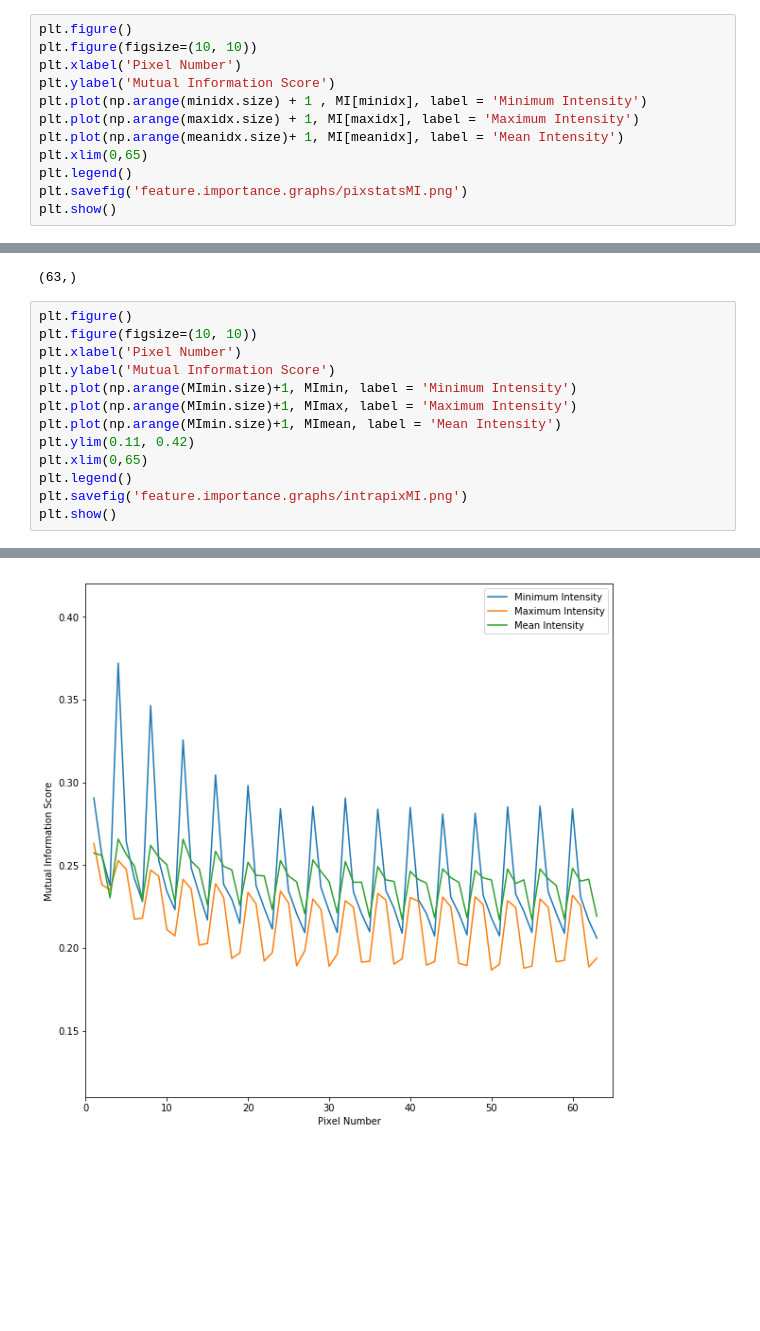
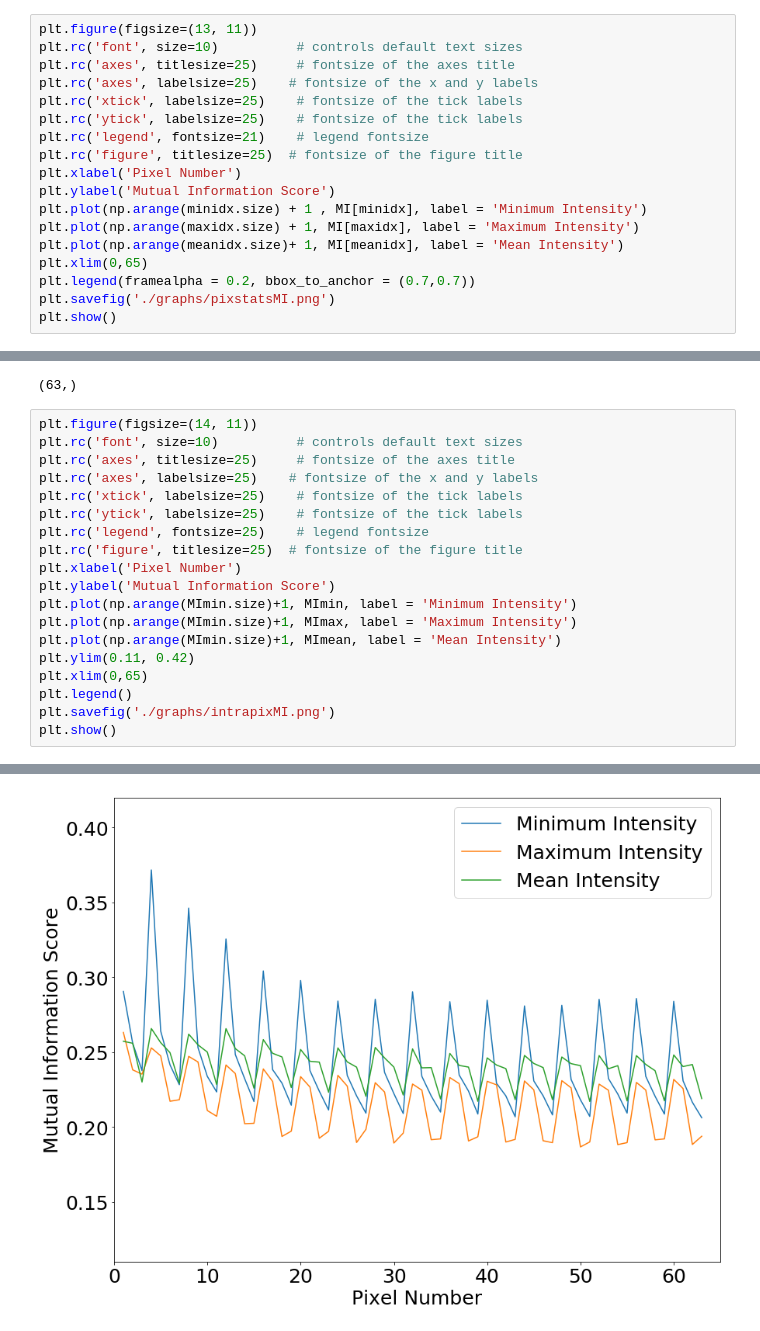
Before and after one commit to inigoval/pulseClassifier, a Jupyter notebook: notebooks/mutual-information.ipynb, the cells around one changed output, grey strips where cells are left out. Drawn from its saved outputs; the diff is of its cells as text; blank space fills up the shorter version.

```diff
--- a/notebooks/mutual-information.ipynb
+++ b/notebooks/mutual-information.ipynb
@@ -147,15 +147,21 @@ pixstatsmean = preProcFeats[:, meanidx]
  'pixelMean_15_0' 'pixelMean_15_1' 'pixelMean_15_2' 'pixelMean_15_3']
 64
 # %%
-plt.figure()
-plt.figure(figsize=(10, 10))
+plt.figure(figsize=(13, 11))
+plt.rc('font', size=10)          # controls default text sizes
+plt.rc('axes', titlesize=25)     # fontsize of the axes title
+plt.rc('axes', labelsize=25)    # fontsize of the x and y labels
+plt.rc('xtick', labelsize=25)    # fontsize of the tick labels
+plt.rc('ytick', labelsize=25)    # fontsize of the tick labels
+plt.rc('legend', fontsize=21)    # legend fontsize
+plt.rc('figure', titlesize=25)  # fontsize of the figure title
 plt.xlabel('Pixel Number')
 plt.ylabel('Mutual Information Score')
 plt.plot(np.arange(minidx.size) + 1 , MI[minidx], label = 'Minimum Intensity')
 plt.plot(np.arange(maxidx.size) + 1, MI[maxidx], label = 'Maximum Intensity')
 plt.plot(np.arange(meanidx.size)+ 1, MI[meanidx], label = 'Mean Intensity')
 plt.xlim(0,65)
-plt.legend()
-plt.savefig('feature.importance.graphs/pixstatsMI.png')
+plt.legend(framealpha = 0.2, bbox_to_anchor = (0.7,0.7))
+plt.savefig('./graphs/pixstatsMI.png')
 plt.show()
 # %% [output]
@@ -184,8 +189,14 @@ print MImin.shape
 # %% [output]
 (63,)
 # %%
-plt.figure()
-plt.figure(figsize=(10, 10))
+plt.figure(figsize=(14, 11))
+plt.rc('font', size=10)          # controls default text sizes
+plt.rc('axes', titlesize=25)     # fontsize of the axes title
+plt.rc('axes', labelsize=25)    # fontsize of the x and y labels
+plt.rc('xtick', labelsize=25)    # fontsize of the tick labels
+plt.rc('ytick', labelsize=25)    # fontsize of the tick labels
+plt.rc('legend', fontsize=25)    # legend fontsize
+plt.rc('figure', titlesize=25)  # fontsize of the figure title
 plt.xlabel('Pixel Number')
 plt.ylabel('Mutual Information Score')
 plt.plot(np.arange(MImin.size)+1, MImin, label = 'Minimum Intensity')
@@ -194,6 +205,6 @@ plt.plot(np.arange(MImin.size)+1, MImean, label = 'Mean Intensity')
 plt.ylim(0.11, 0.42)
 plt.xlim(0,65)
 plt.legend()
-plt.savefig('feature.importance.graphs/intrapixMI.png')
+plt.savefig('./graphs/intrapixMI.png')
 plt.show()
 # %% [output]
@@ -201 +211 @@ plt.show()
-[figure, old version]
+[figure, new version]
```
Also changed, not shown: parts of 5 cells of this notebook, 12 other files.
